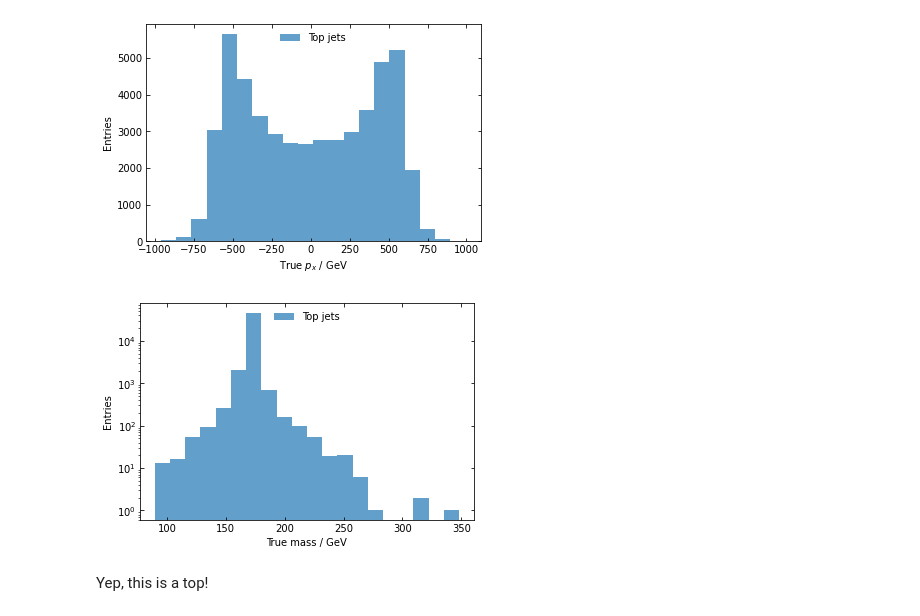
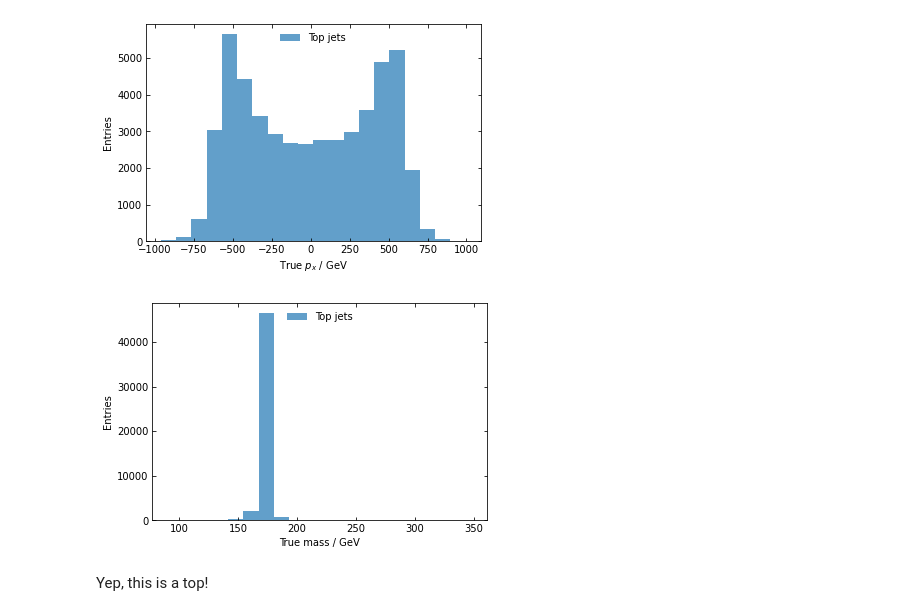
Before and after one commit to JasminBecks/qu_tf_tutorial, a Jupyter notebook: tutorial.ipynb, the cells around one changed output. Drawn from its saved outputs; the diff is of its cells as text; code cells hidden in the pictures.

```diff
--- a/tutorial.ipynb
+++ b/tutorial.ipynb
@@ -384,14 +380,14 @@ qutf.plots.plot_hist(
 # %%
 # mass distribution of the true particle
 mass = (true_vectors[:, E]**2 - np.sum(true_vectors[:, PX:]**2, axis=1))**0.5
 qutf.plots.plot_hist(
     mass[is_top],
     names=("Top jets",),
     xlabel="True mass / GeV",
-    log=True,
+    log=False,
 ).show()
 # %% [output]
-[figure, old version]
+[figure, new version]
 # %% [markdown]
 Yep, this is a top!
 # %% [markdown]
```
Also changed, not shown: parts of 12 cells of this notebook, 1 other file.
